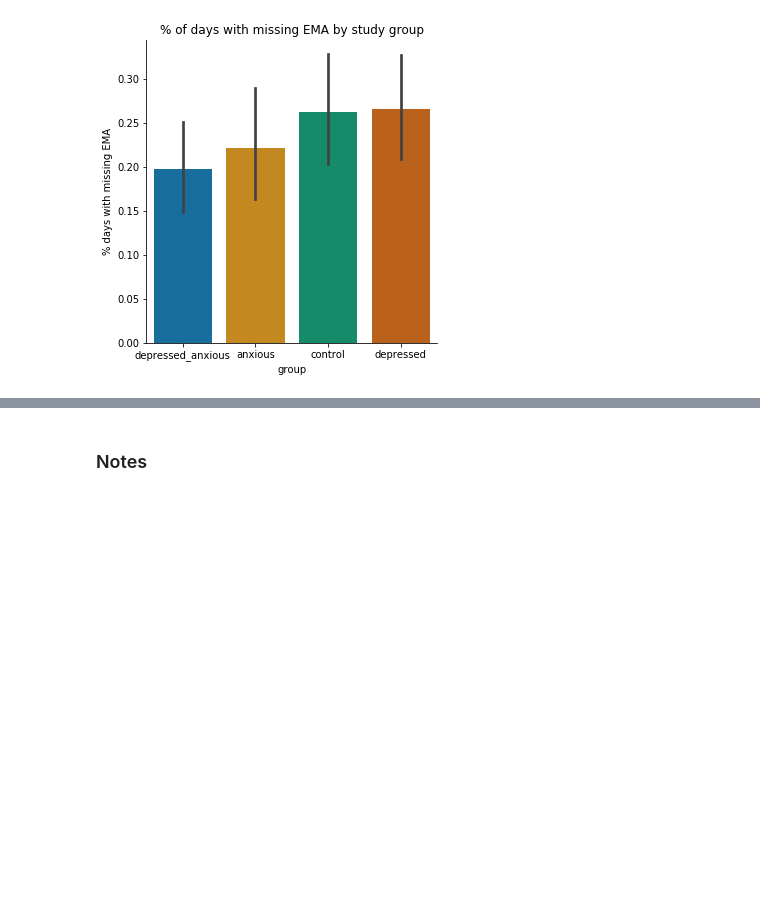
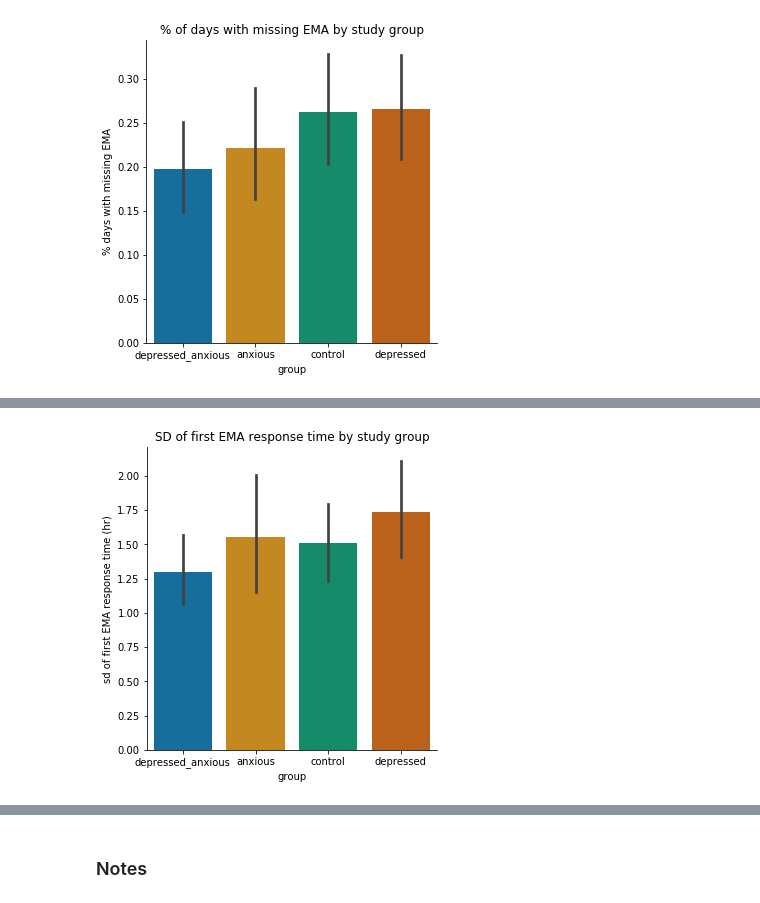
Before and after one commit to tliu526/lifesense, a Jupyter notebook: ema_context.ipynb, the cells around one changed output, grey strips where cells are left out. Drawn from its saved outputs; the diff is of its cells as text; code cells hidden in the pictures; blank space fills up the shorter version.

```diff
--- a/ema_context.ipynb
+++ b/ema_context.ipynb
@@ -293,0 +306,4 @@ context_df.head()
+# %%
+emm_df['hour'] = emm_df['time'].dt.hour + (emm_df['time'].dt.minute / 60)
+# %%
+emm_df['emm_idx'] = emm_df.groupby(['pid', 'date'], as_index=False).cumcount()
@@ -293,0 +329,16 @@ context_df.head()
+# %%
+# get mean and variance of emm completion
+complete_date_mean = complete_date_emm.groupby(['pid', 'emm_idx'])['hour'] \
+                                        .mean() \
+                                        .unstack(level=1) \
+                                        .add_suffix("_mean_emm") \
+                                        .reset_index()
+
+complete_date_std = complete_date_emm.groupby(['pid', 'emm_idx'])['hour'] \
+                                        .std() \
+                                        .unstack(level=1) \
+                                        .add_suffix("_std_emm") \
+                                        .reset_index()
+
+display(complete_date_mean.head())
+display(complete_date_std.head())
@@ -293,0 +358,3 @@ context_df.head()
+# %%
+context_df = context_df.merge(complete_date_mean, on='pid', how='left')
+context_df = context_df.merge(complete_date_std, on='pid', how='left')
@@ -338,0 +382,10 @@ emm_df.head(100)
+# %%
+sns.catplot(x='group',
+            y='0_std_emm',
+            data=context_df,
+            kind="bar")
+plt.ylabel("sd of first EMA response time (hr)")
+plt.title("SD of first EMA response time by study group")
+plt.show()
+# %% [output]
+[figure, added]
```
Also changed, not shown: parts of 16 cells of this notebook, 1 other file.
